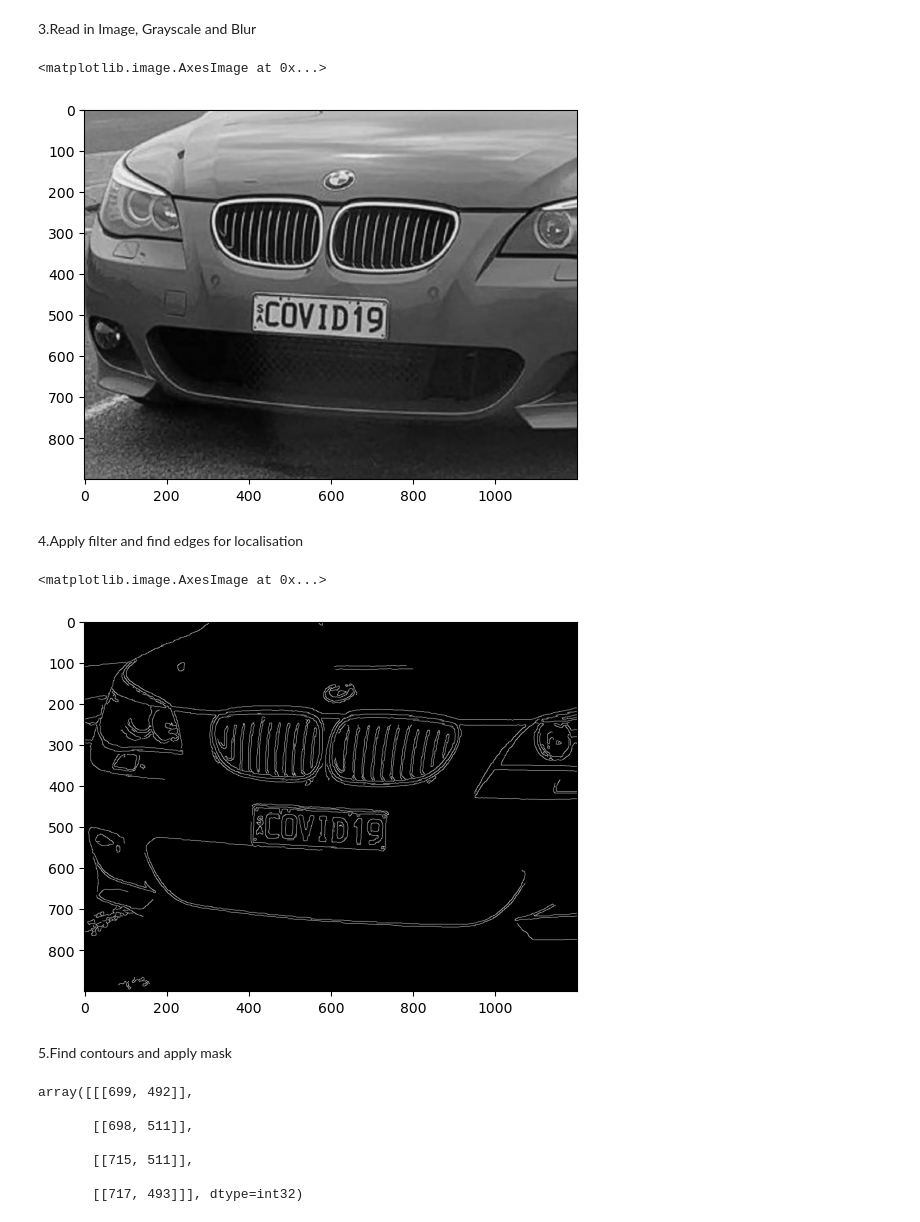
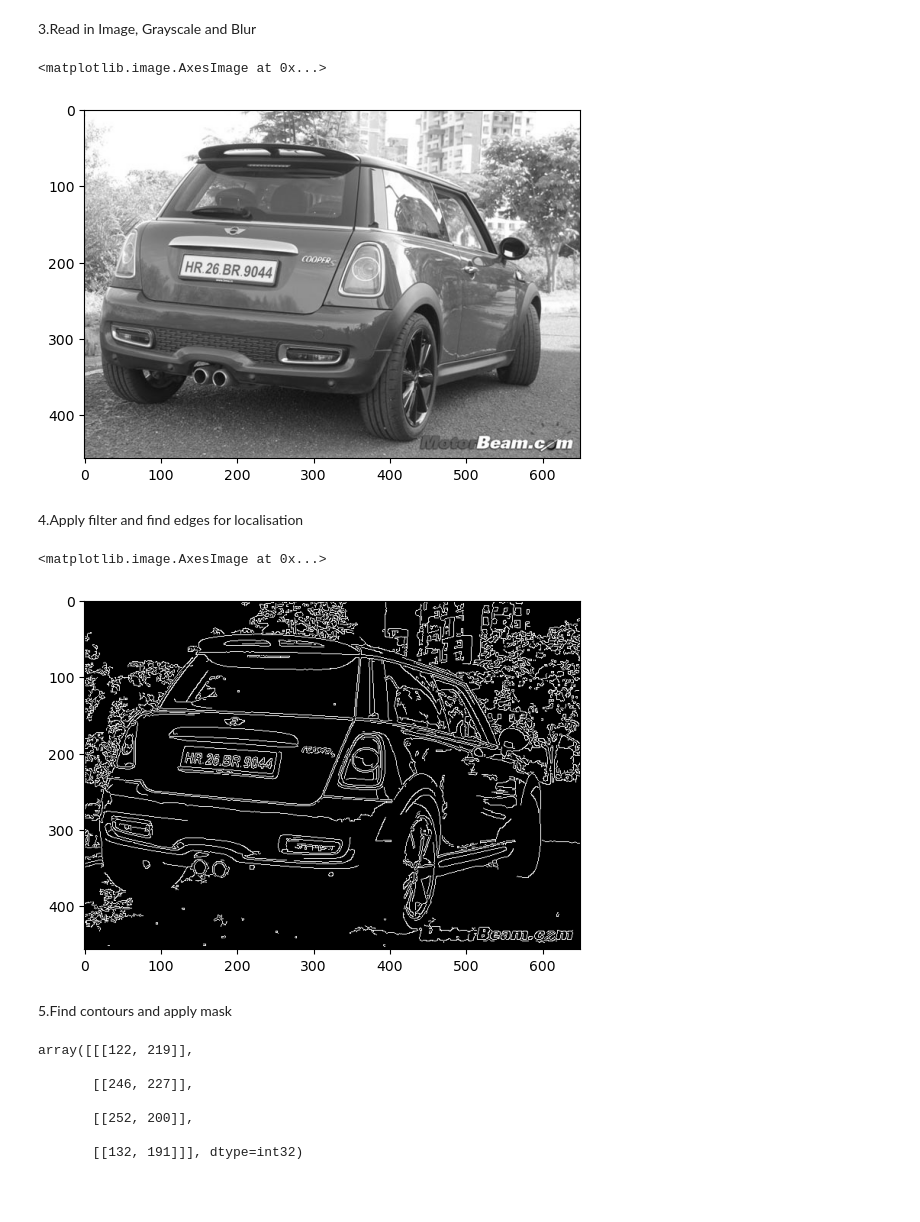
Before and after one commit to TechShang/Python-Number-Plate-Recognisation, a Jupyter notebook: PythonANPR.ipynb, the cells around one changed output. Saved outputs shown, nothing was run; the diff lists cells and outputs as text; code cells hidden in the pictures; blank space fills up the shorter version.

```diff
--- a/PythonANPR.ipynb
+++ b/PythonANPR.ipynb
@@ -32,12 +32,12 @@ import easyocr
 # %% [markdown]
 3.Read in Image, Grayscale and Blur
 # %%
-image = cv2.imread('car1.webp')
+image = cv2.imread('car2.jpg')
 gray = cv2.cvtColor(image,cv2.COLOR_BGR2GRAY)
 plt.imshow(cv2.cvtColor(gray, cv2.COLOR_BGR2RGB))
 # %% [output]
 <matplotlib.image.AxesImage at 0x...>
-[figure, old version]
+[figure, new version]
 # %% [markdown]
 4.Apply filter and find edges for localisation
 # %%
@@ -46,7 +46,7 @@ edged = cv2.Canny(bfilter, 30, 200)
 plt.imshow(cv2.cvtColor(edged, cv2.COLOR_BGR2RGB))
 # %% [output]
 <matplotlib.image.AxesImage at 0x...>
-[figure, old version]
+[figure, new version]
 # %% [markdown]
 5.Find contours and apply mask
 # %%
@@ -63,10 +63,10 @@ for contour in contours:
 # %%
 location
 # %% [output]
-array([[[699, 492]],
+array([[[122, 219]],
 
-       [[698, 511]],
+       [[246, 227]],
 
-       [[715, 511]],
+       [[252, 200]],
 
-       [[717, 493]]], dtype=int32)
+       [[132, 191]]], dtype=int32)
```
Also changed, not shown: parts of 3 cells of this notebook.
